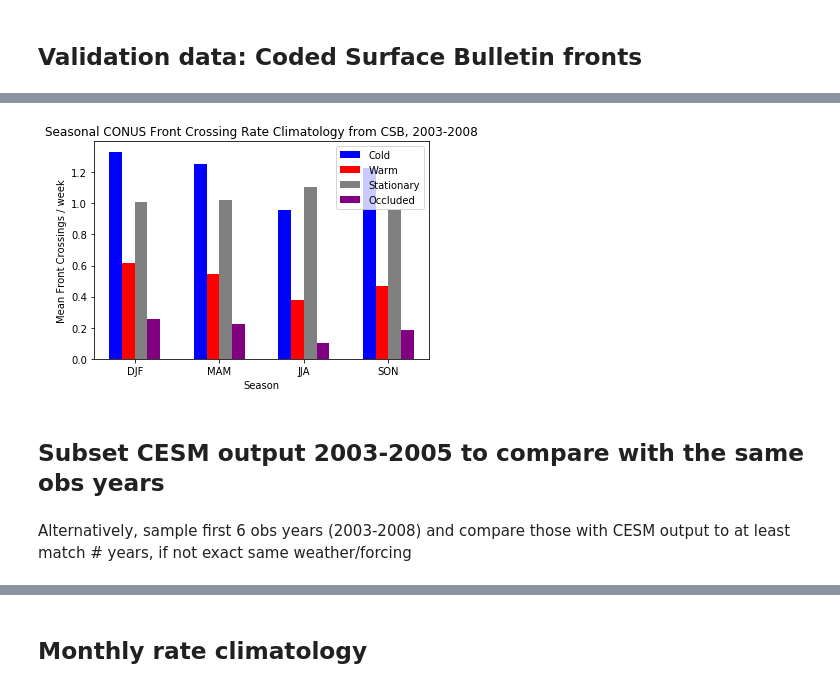
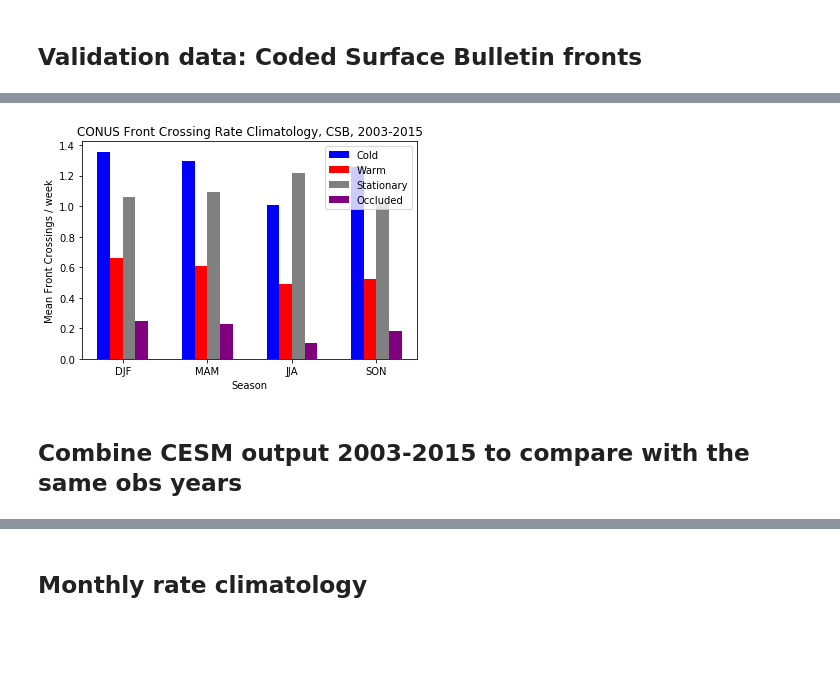
Before and after one commit to katiedagon/ML-extremes, a Jupyter notebook: notebooks/FrontsAnalysis_crossingrates.ipynb, the cells around one changed output, grey strips where cells are left out. Drawn from its saved outputs; the diff is of its cells as text; code cells hidden in the pictures; blank space fills up the shorter version.

```diff
--- a/notebooks/FrontsAnalysis_crossingrates.ipynb
+++ b/notebooks/FrontsAnalysis_crossingrates.ipynb
@@ -120,2 +173,8 @@ csb_rates_file = "codsus_frontRates_2003-2008.nc"
+# %%
+csb_file_path = "/glade/work/kdagon/ML-extremes/data/CODSUS/MERRA2/"
+csb_rates_file = "codsus_frontRates_2003-2015.nc" # unmasked version to compare with CESM/MERRA
+#csb_rates_file = "codsus_masked_frontRates_2003-2015.nc" # masked version to compare with Jim's analysis
+# NOTE: masking is really just cutting out extreme SW US which doesn't have that many fronts anyway, so the CONUS averages should look similar for CSB masked/unmasked
+#csb_rates_file = "codsus_1wide_frontRates_2003-2015.nc" # testing the 1wide version - makes a big difference!
 # %%
 csb_rates_fronts = xr.open_dataset(csb_file_path+csb_rates_file)
@@ -148,31 +188,32 @@ csb_srates_clim_CONUS_mean_wk = csb_srates_clim_CONUS.mean(("lon","lat"))*7 # co
 # %%
 fig, ax = plt.subplots()
 
 w = 0.15
 labels = ['DJF', 'MAM', 'JJA', 'SON']
 nseason = len(labels)
 x = np.arange(nseason)  # the label locations
 
 position = x + (w*(1-nseason)/2) + 0*w
 ax.bar(position, csb_srates_clim_CONUS_mean_wk[:,0], width=w, label="Cold", color='blue')
 position = x + (w*(1-nseason)/2) + 1*w
 ax.bar(position, csb_srates_clim_CONUS_mean_wk[:,1], width=w, label="Warm", color='red')
 position = x + (w*(1-nseason)/2) + 2*w
 ax.bar(position, csb_srates_clim_CONUS_mean_wk[:,2], width=w, label="Stationary", color='grey')
 position = x + (w*(1-nseason)/2) + 3*w
 ax.bar(position, csb_srates_clim_CONUS_mean_wk[:,3], width=w, label="Occluded", color='purple')
 
-#ax.set_title('Seasonal CONUS Front Crossing Rate Climatology from CSB, 2003-2005')
-ax.set_title('Seasonal CONUS Front Crossing Rate Climatology from CSB, 2003-2008')
+ax.set_title('CONUS Front Crossing Rate Climatology, CSB, 2003-2015')
 ax.set_ylabel('Mean Front Crossings / week')
 ax.set_xlabel('Season')
 ax.set_xticks(x)
 ax.set_xticklabels(labels)
 
 ax.legend();
+
+#plt.savefig('../figures/csb_srates_clim_CONUS_mean_wk.png')
+#plt.savefig('../figures/csb_masked_srates_clim_CONUS_mean_wk.png')
+#plt.savefig('../figures/csb_1wide_srates_clim_CONUS_mean_wk.png')
 # %% [output]
-[figure, old version]
+[figure, new version]
 # %% [markdown]
-## Subset CESM output 2003-2005 to compare with the same obs years
+## Combine CESM output 2003-2015 to compare with the same obs years
-# %% [markdown]
-Alternatively, sample first 6 obs years (2003-2008) and compare those with CESM output to at least match # years, if not exact same weather/forcing
```
Also changed, not shown: parts of 63 cells of this notebook, 2 other files.
